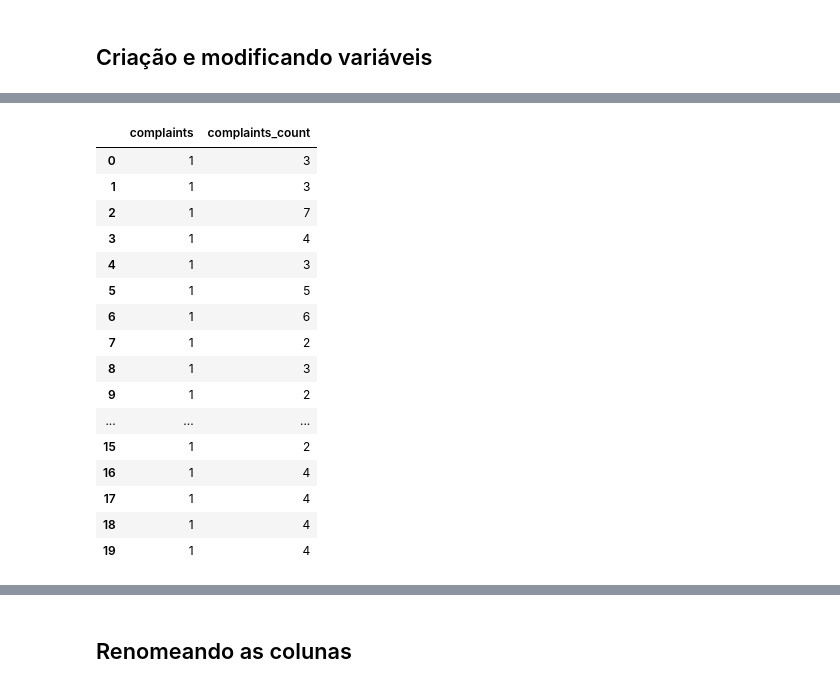
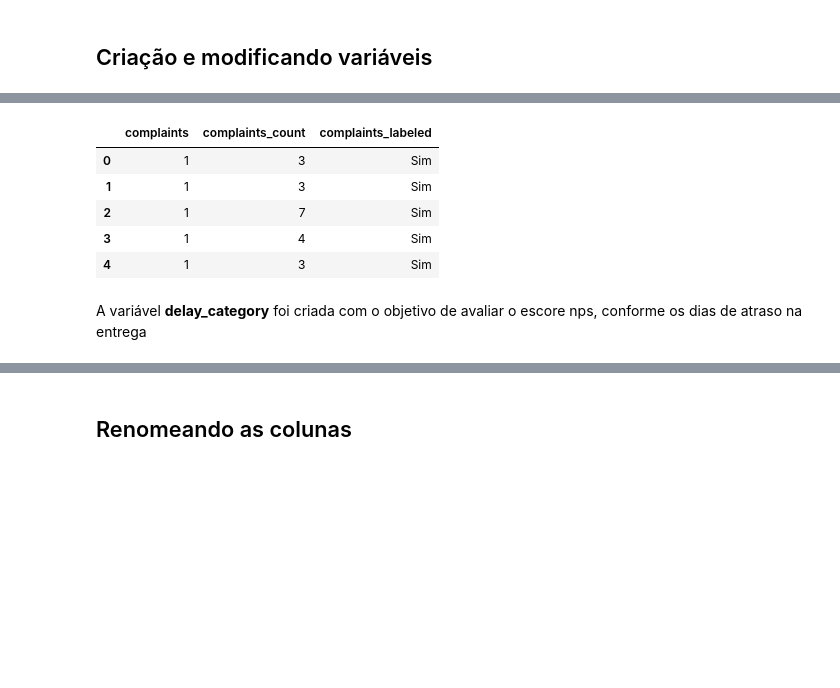
Before and after one commit to braga0m/TechChallenge1, a Jupyter notebook: código/tratamento_limpeza_dados_tech_challenge1.ipynb, the cells around one changed output, grey strips where cells are left out. Drawn from its saved outputs; the diff is of its cells as text; code cells hidden in the pictures; blank space fills up the shorter version.

```diff
--- a/código/tratamento_limpeza_dados_tech_challenge1.ipynb
+++ b/código/tratamento_limpeza_dados_tech_challenge1.ipynb
@@ -128,26 +128,25 @@ dados[["nps_score", "nps_categoria", "csat_internal_score"]].head(20)
 # %%
 #variável categórica se teve reclamação ou não
 dados["complaints"] = np.where(dados["complaints_count"] > 0, 1, 0)
 
-dados[["complaints", "complaints_count"]].head(20)
+
+##
+dados["complaints_labeled"] = dados["complaints"].case_when([
+    (dados["complaints"] == 0, "Não"),
+    (dados["complaints"] == 1, "Sim"),
+])
+
+##
+dados[["complaints", "complaints_count", "complaints_labeled"]].head(5)
 # %% [output]
-|  | complaints | complaints_count |
-| 0 | 1 | 3 |
-| 1 | 1 | 3 |
-| 2 | 1 | 7 |
-| 3 | 1 | 4 |
-| 4 | 1 | 3 |
-| 5 | 1 | 5 |
-| 6 | 1 | 6 |
-| 7 | 1 | 2 |
-| 8 | 1 | 3 |
-| 9 | 1 | 2 |
-| ... | ... | ... |
-| 15 | 1 | 2 |
-| 16 | 1 | 4 |
-| 17 | 1 | 4 |
-| 18 | 1 | 4 |
-| 19 | 1 | 4 |
+|  | complaints | complaints_count | complaints_labeled |
+| 0 | 1 | 3 | Sim |
+| 1 | 1 | 3 | Sim |
+| 2 | 1 | 7 | Sim |
+| 3 | 1 | 4 | Sim |
+| 4 | 1 | 3 | Sim |
+# %% [markdown]
+A variável **delay_category** foi criada com o objetivo de avaliar o escore nps, conforme os dias de atraso na entrega
 # %%
 ###dias de atraso
 dados["delay_categoria"] = dados["delivery_delay_days"].case_when([
```
Also changed, not shown: parts of 10 cells of this notebook.
